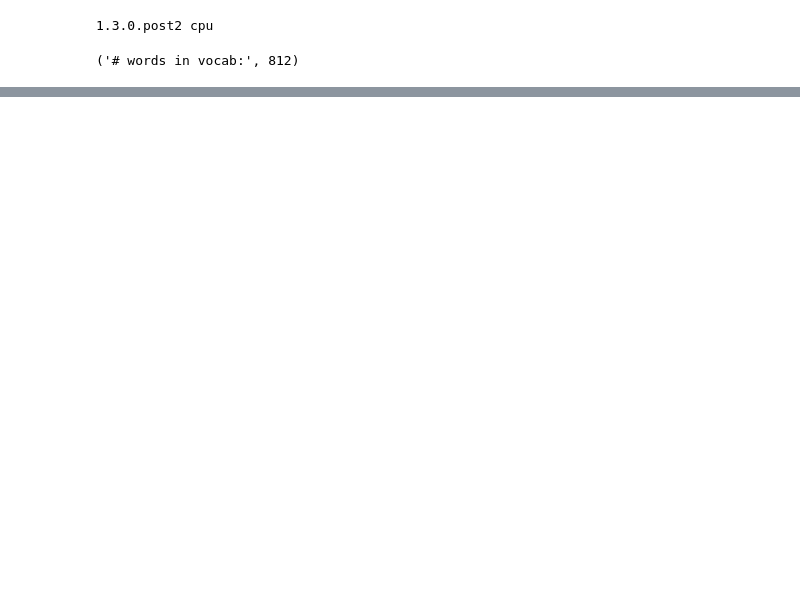
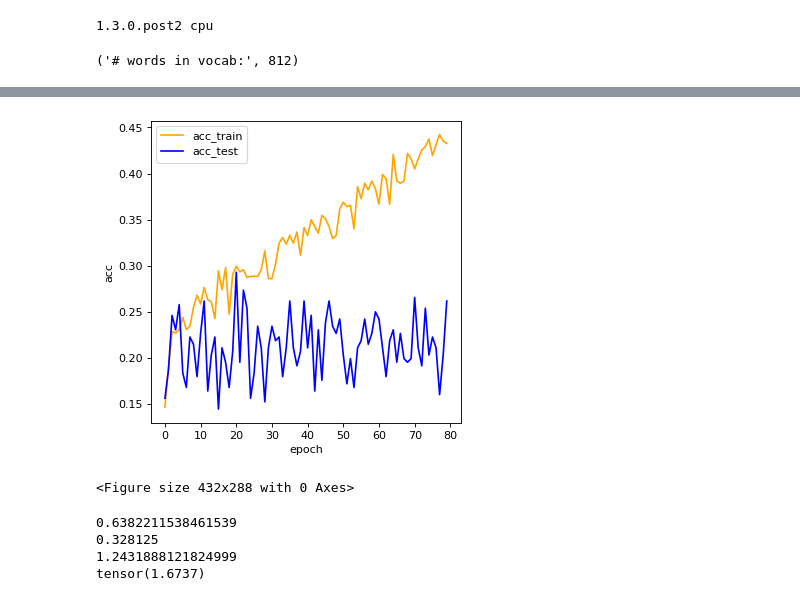
Before and after one commit to GoddessWoods/flip0103, a Jupyter notebook: code/cnn.ipynb, the cells around one changed output, grey strips where cells are left out. Drawn from its saved outputs; the diff is of its cells as text; code cells hidden in the pictures; blank space fills up the shorter version.

```diff
--- a/code/cnn.ipynb
+++ b/code/cnn.ipynb
@@ -291,0 +321,34 @@ epoch: 14, train loss: 1.6630, train acc: 0.32, test loss: 1.8051, test acc: 0.2
+# %%
+import matplotlib.pyplot as plt
+import numpy as np
+
+x =[i for i in range(80)]
+
+plt.figure(figsize=(5,5),dpi=80)
+
+plt.plot(x,acc_all,label="acc_train",color="orange")
+plt.plot(x,acc_test,label="acc_test",color="blue")
+
+#设置x轴刻度
+plt.xlabel('epoch') #X轴标签
+plt.ylabel("acc") #Y轴标签
+# plt.yticks(range(0,9)
+plt.legend()
+
+#plt.legend(handles=[A,B],labels=["train","test"])
+
+plt.show()
+plt.savefig("textCNN_acc.png", dpi=600)
+# %% [output]
+[figure, added]
+<Figure size 432x288 with 0 Axes>
+# %%
+print(max(acc_all))
+print(max(acc_test))
+print(min(loss_all))
+print(min(loss_test))
+# %% [output]
+0.6382211538461539
+0.328125
+1.2431888121824999
+tensor(1.6737)
```
Also changed, not shown: parts of 4 cells of this notebook, 4 other files.
